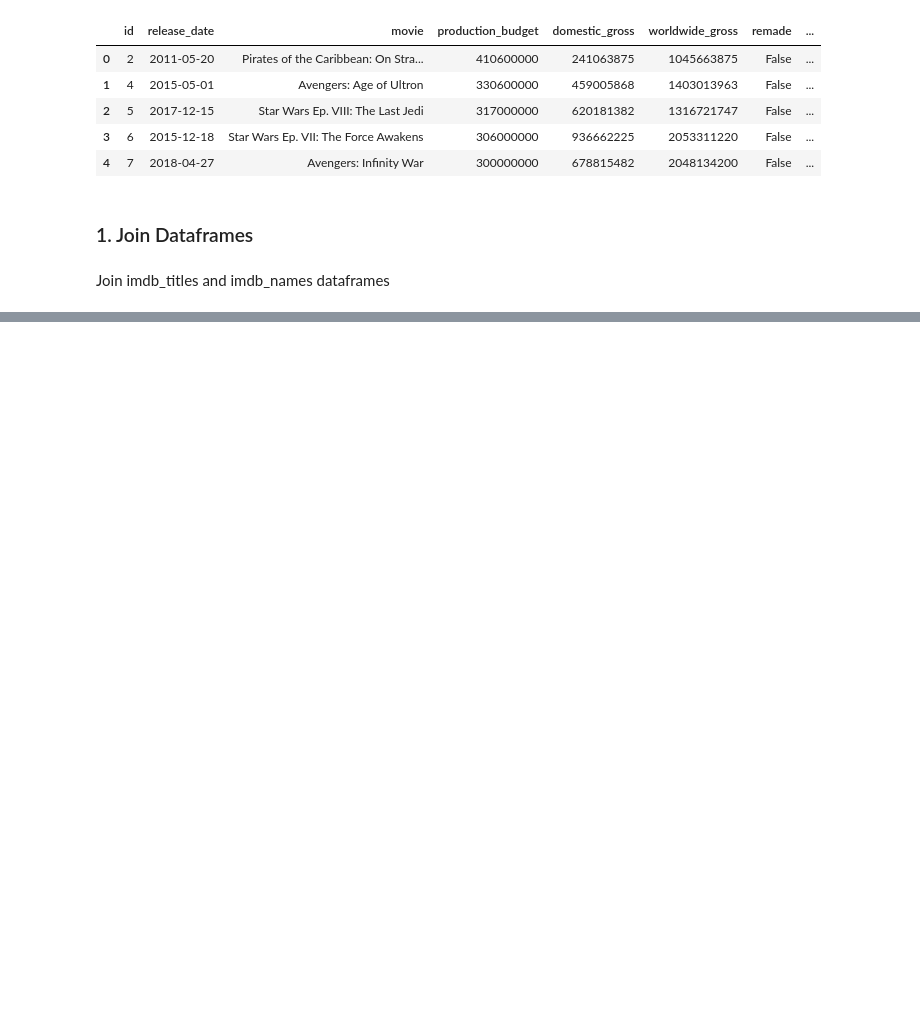
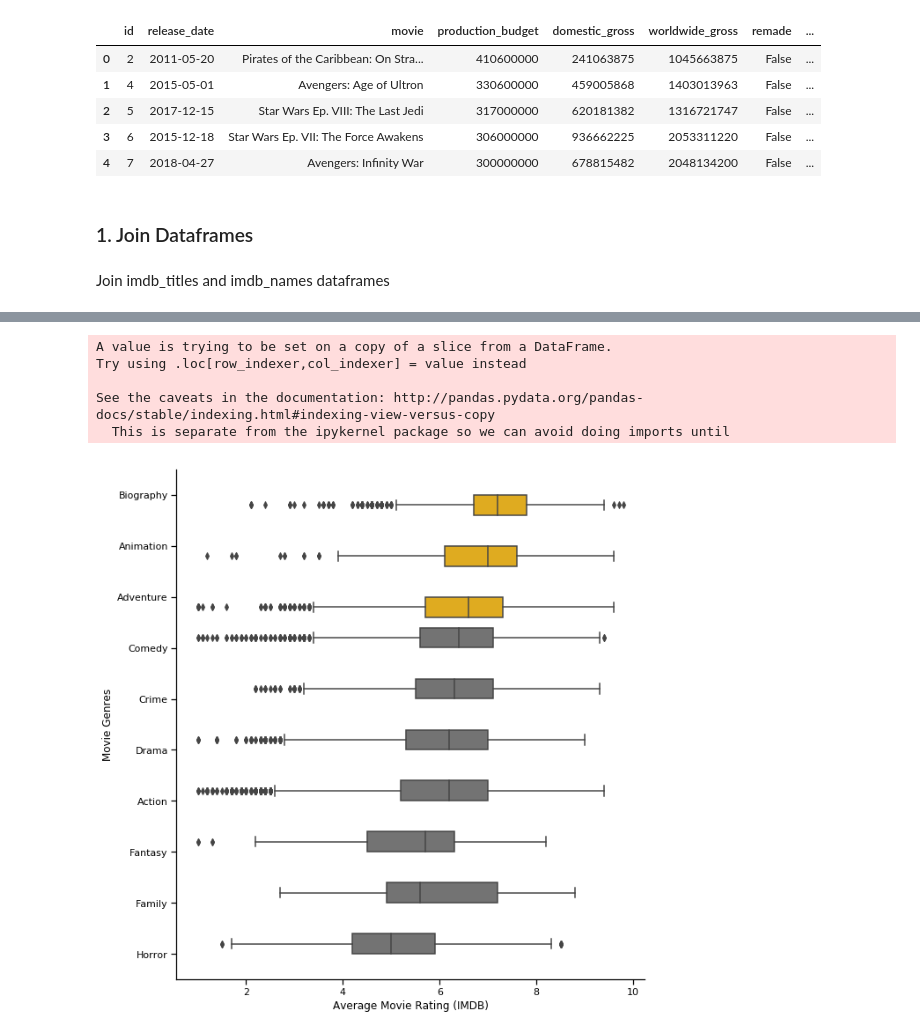
Before and after one commit to mishaberrien/Movie-Performance-Analysis, a Jupyter notebook: movies-eda-mlb.ipynb, the cells around one changed output, grey strips where cells are left out. Cells and saved outputs as stored; diff of their text form; code cells hidden in the pictures; blank space fills up the shorter version.

```diff
--- a/movies-eda-mlb.ipynb
+++ b/movies-eda-mlb.ipynb
@@ -78,0 +266,48 @@ Join imdb_titles_names dataframe with imdb_tn_budgets
+# %%
+# choose non-trivial catagories from preceeding visualization
+imdb_genre_set = imdb_title_ratings.loc[(imdb_title_ratings['genres_1']!='Documentary') &
+                                        (imdb_title_ratings['genres_1']!='Mystery') &
+                                        (imdb_title_ratings['genres_1']!='Romance') &
+                                        (imdb_title_ratings['genres_1']!='History') &
+                                        (imdb_title_ratings['genres_1']!='Famiily') &
+                                        (imdb_title_ratings['genres_1']!='Music') &
+                                        (imdb_title_ratings['genres_1']!='Musical')]
+# %%
+# create a column of boolean value for weather the row is any of three values
+imdb_genre_set['color'] = np.where((imdb_genre_set['genres_1']=='Biography') |
+                                   (imdb_genre_set['genres_1']=='Animation') |
+                                   (imdb_genre_set['genres_1']=='Adventure'), '1', '0')
+# %% [output]
+A value is trying to be set on a copy of a slice from a DataFrame.
+Try using .loc[row_indexer,col_indexer] = value instead
+
+See the caveats in the documentation: http://pandas.pydata.org/pandas-docs/stable/indexing.html#indexing-view-versus-copy
+  This is separate from the ipykernel package so we can avoid doing imports until
+# %%
+color_palette = ['#737373', '#FFB900']
+sns.set_context('notebook')
+g1 = sns.catplot(x='averagerating',
+            y='genres_1',
+           kind='box',
+            col_order=imdb_ratings.averagerating.median(),
+            height=9,
+            order=(['Biography', 'Animation', 'Adventure', 'Comedy', 'Crime',
+                    'Drama', 'Action', 'Fantasy', 'Family', 'Horror']),
+           data=imdb_genre_set,
+                hue='color',
+                 palette=color_palette,
+                legend=None)
+
+
+
+axes1 = g1.axes.flatten()
+# axes1[0].set_title("Internal")
+axes1[0].set_ylabel("Movie Genres")
+
+for ax in axes1:
+    ax.set_xlabel("Average Movie Rating (IMDB)")
+
+plt.show()
+# fig_genres.savefig('/Users/markishab/Downloads/fig_genres.png')
+# %% [output]
+[figure, added]
```
Also changed, not shown: parts of 28 cells of this notebook.
